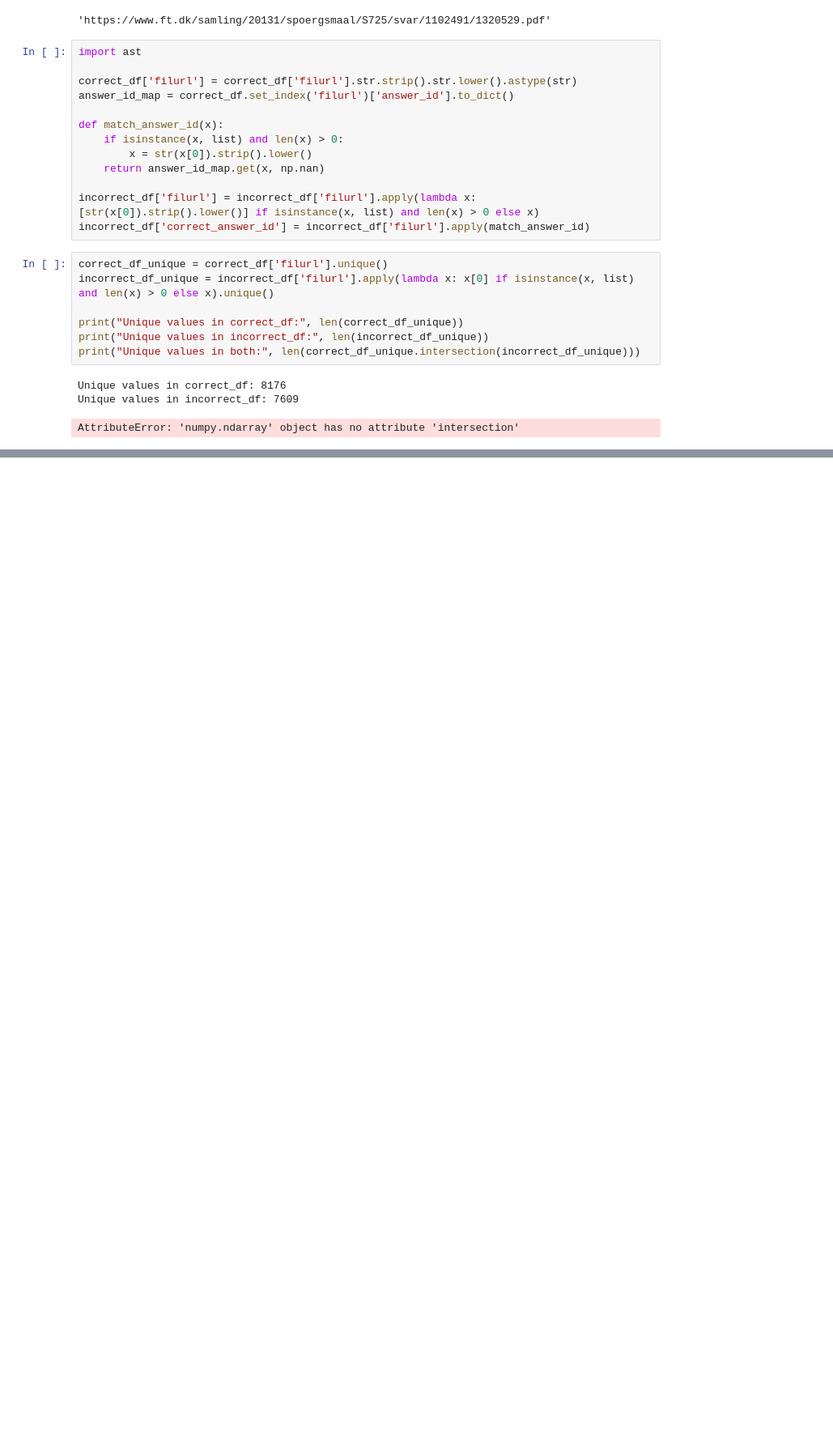
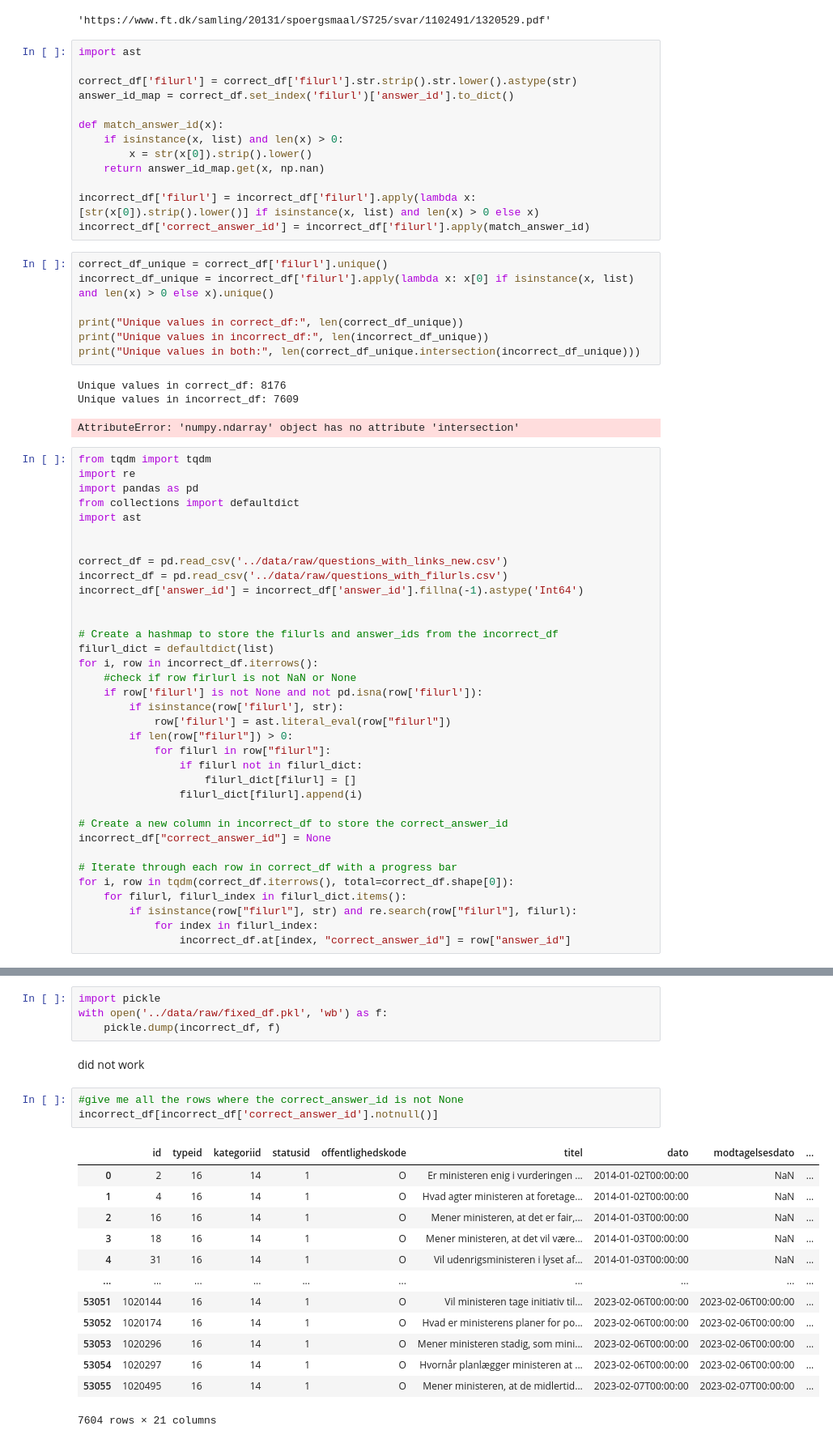
Before and after one commit to Rune-Nedergaard/XAI-NLP, a Jupyter notebook: notebooks/salvaging_mistake.ipynb, the cells around one changed output, grey strips where cells are left out. Shown at 81% size. Cells and saved outputs as stored; diff of their text form; blank space fills up the shorter version.

Commit message:
questions properly rephrased

```diff
--- a/notebooks/salvaging_mistake.ipynb
+++ b/notebooks/salvaging_mistake.ipynb
@@ -205,3 +205,38 @@ print("Unique values in both:", len(correct_df_unique.intersection(incorrect_df_
 Unique values in correct_df: 8176
 Unique values in incorrect_df: 7609
 AttributeError: 'numpy.ndarray' object has no attribute 'intersection'
+# %%
+from tqdm import tqdm
+import re
+import pandas as pd
+from collections import defaultdict
+import ast
+
+
+correct_df = pd.read_csv('../data/raw/questions_with_links_new.csv')
+incorrect_df = pd.read_csv('../data/raw/questions_with_filurls.csv')
+incorrect_df['answer_id'] = incorrect_df['answer_id'].fillna(-1).astype('Int64')
+
+
+# Create a hashmap to store the filurls and answer_ids from the incorrect_df
+filurl_dict = defaultdict(list)
+for i, row in incorrect_df.iterrows():
+    #check if row firlurl is not NaN or None
+    if row['filurl'] is not None and not pd.isna(row['filurl']):
+        if isinstance(row['filurl'], str):
+            row['filurl'] = ast.literal_eval(row["filurl"])
+        if len(row["filurl"]) > 0:
+            for filurl in row["filurl"]:
+                if filurl not in filurl_dict:
+                    filurl_dict[filurl] = []
+                filurl_dict[filurl].append(i)
+
+# Create a new column in incorrect_df to store the correct_answer_id
+incorrect_df["correct_answer_id"] = None
+
+# Iterate through each row in correct_df with a progress bar
+for i, row in tqdm(correct_df.iterrows(), total=correct_df.shape[0]):
+    for filurl, filurl_index in filurl_dict.items():
+        if isinstance(row["filurl"], str) and re.search(row["filurl"], filurl):
+            for index in filurl_index:
+                incorrect_df.at[index, "correct_answer_id"] = row["answer_id"]
@@ -207,0 +246,23 @@ AttributeError: 'numpy.ndarray' object has no attribute 'intersection'
+# %%
+import pickle
+with open('../data/raw/fixed_df.pkl', 'wb') as f:
+    pickle.dump(incorrect_df, f)
+# %% [markdown]
+did not work
+# %%
+#give me all the rows where the correct_answer_id is not None
+incorrect_df[incorrect_df['correct_answer_id'].notnull()]
+# %% [output]
+|  | id | typeid | kategoriid | statusid | offentlighedskode | titel | dato | modtagelsesdato | ... |
+| 0 | 2 | 16 | 14 | 1 | O | Er ministeren enig i vurderingen ... | 2014-01-02T00:00:00 | NaN | ... |
+| 1 | 4 | 16 | 14 | 1 | O | Hvad agter ministeren at foretage... | 2014-01-02T00:00:00 | NaN | ... |
+| 2 | 16 | 16 | 14 | 1 | O | Mener ministeren, at det er fair,... | 2014-01-03T00:00:00 | NaN | ... |
+| 3 | 18 | 16 | 14 | 1 | O | Mener ministeren, at det vil være... | 2014-01-03T00:00:00 | NaN | ... |
+| 4 | 31 | 16 | 14 | 1 | O | Vil udenrigsministeren i lyset af... | 2014-01-03T00:00:00 | NaN | ... |
+| ... | ... | ... | ... | ... | ... | ... | ... | ... | ... |
+| 53051 | 1020144 | 16 | 14 | 1 | O | Vil ministeren tage initiativ til... | 2023-02-06T00:00:00 | 2023-02-06T00:00:00 | ... |
+| 53052 | 1020174 | 16 | 14 | 1 | O | Hvad er ministerens planer for po... | 2023-02-06T00:00:00 | 2023-02-06T00:00:00 | ... |
+| 53053 | 1020296 | 16 | 14 | 1 | O | Mener ministeren stadig, som mini... | 2023-02-06T00:00:00 | 2023-02-06T00:00:00 | ... |
+| 53054 | 1020297 | 16 | 14 | 1 | O | Hvornår planlægger ministeren at ... | 2023-02-06T00:00:00 | 2023-02-06T00:00:00 | ... |
+| 53055 | 1020495 | 16 | 14 | 1 | O | Mener ministeren, at de midlertid... | 2023-02-07T00:00:00 | 2023-02-07T00:00:00 | ... |
+7604 rows × 21 columns
```
Also changed, not shown: parts of 7 cells of this notebook, 2 other files.
